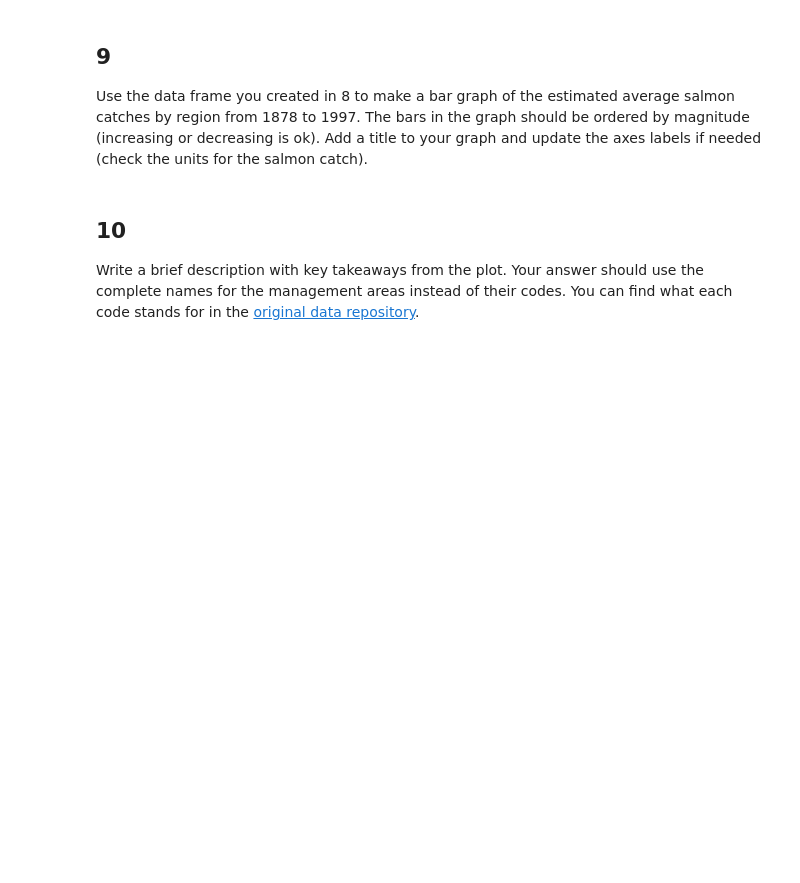
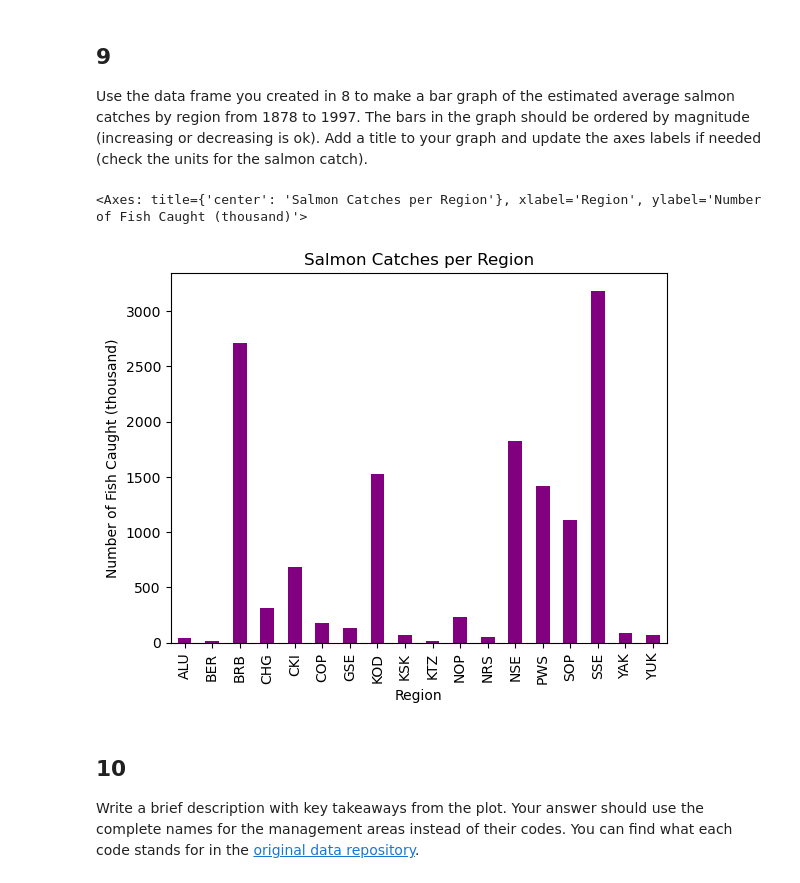
Before and after one commit to cloover7/eds220-hwk2, a Jupyter notebook: task2/hwk2-task2-salmon.ipynb, the cells around one changed output. Cells and saved outputs as stored; diff of their text form; code cells hidden in the pictures; blank space fills up the shorter version.

Commit message:
Groupby and graph

```diff
--- a/task2/hwk2-task2-salmon.ipynb
+++ b/task2/hwk2-task2-salmon.ipynb
@@ -241,0 +230,4 @@ avg_region
+# %%
+# group by region
+avg_region = catch_data.groupby('Region')['Catch'].mean()
+avg_region
@@ -249,6 +264,12 @@ grader.check("q8")
 ## 9
 
 Use the data frame you created in 8 to make a bar graph of the estimated average salmon catches by region from 1878 to 1997. The bars in the graph should be ordered by magnitude (increasing or decreasing is ok). Add a title to your graph and update the axes labels if needed (check the units for the salmon catch).
+# %%
+# plot fish catches per region
+avg_region.plot(y = 'Region', kind = 'bar', title = 'Salmon Catches per Region', color = 'Purple', ylabel = 'Number of Fish Caught (thousand)')
+# %% [output]
+<Axes: title={'center': 'Salmon Catches per Region'}, xlabel='Region', ylabel='Number of Fish Caught (thousand)'>
+[figure, added]
 # %% [markdown]
 <!-- END QUESTION -->
 
```
Also changed, not shown: parts of 15 cells of this notebook.
